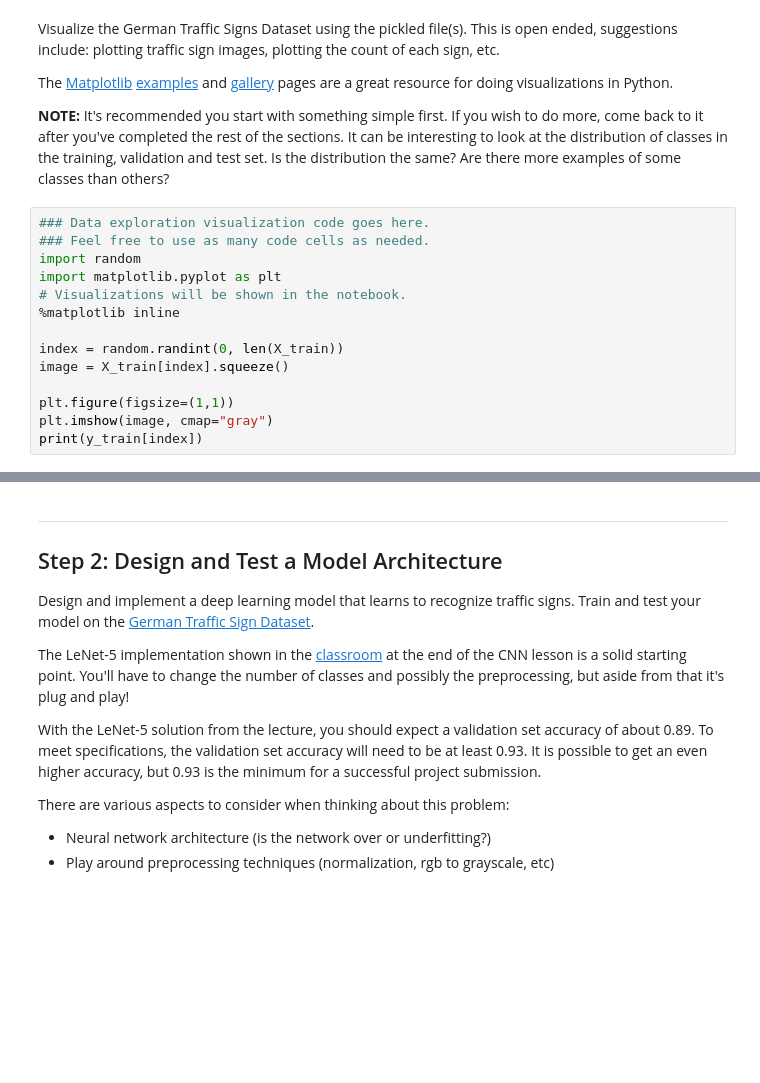
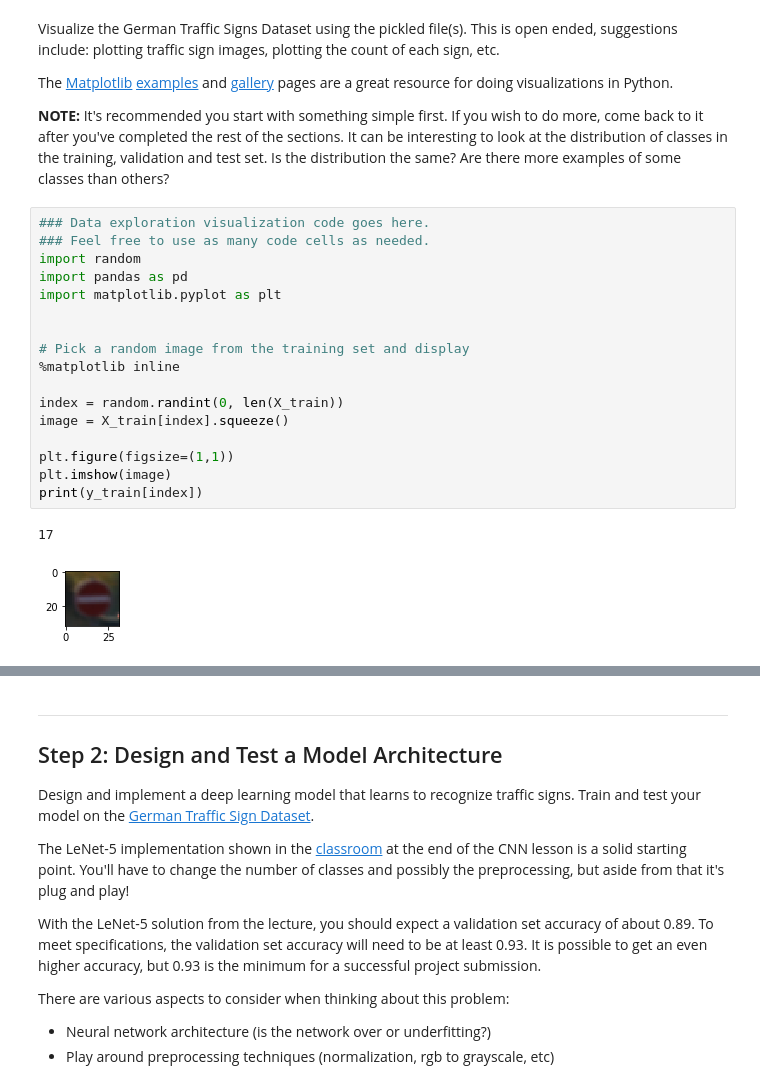
Before and after one commit to KyleARector/CarND-Traffic-Sign-Classifier-Project, a Jupyter notebook: Traffic_Sign_Classifier.ipynb, the cells around one changed output, grey strips where cells are left out. Drawn from its saved outputs; the diff is of its cells as text; blank space fills up the shorter version.

```diff
--- a/Traffic_Sign_Classifier.ipynb
+++ b/Traffic_Sign_Classifier.ipynb
@@ -93,14 +93,20 @@ The [Matplotlib](http://matplotlib.org/) [examples](http://matplotlib.org/exampl
 # %%
 ### Data exploration visualization code goes here.
 ### Feel free to use as many code cells as needed.
 import random
+import pandas as pd
 import matplotlib.pyplot as plt
-# Visualizations will be shown in the notebook.
+
+
+# Pick a random image from the training set and display
 %matplotlib inline
 
 index = random.randint(0, len(X_train))
 image = X_train[index].squeeze()
 
 plt.figure(figsize=(1,1))
-plt.imshow(image, cmap="gray")
+plt.imshow(image)
 print(y_train[index])
+# %% [output]
+17
+[figure, added]
```
Also changed, not shown: parts of 7 cells of this notebook, 4 other files.
